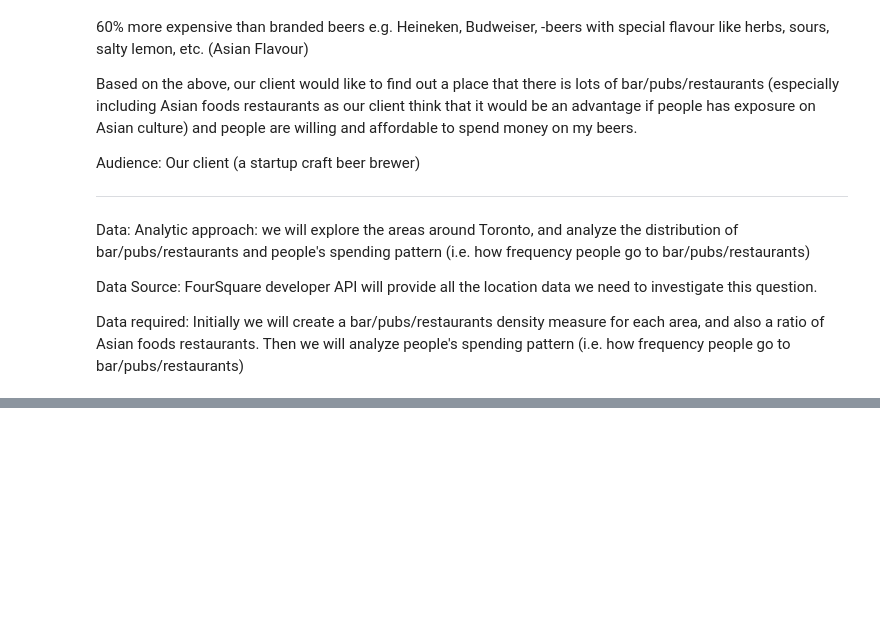
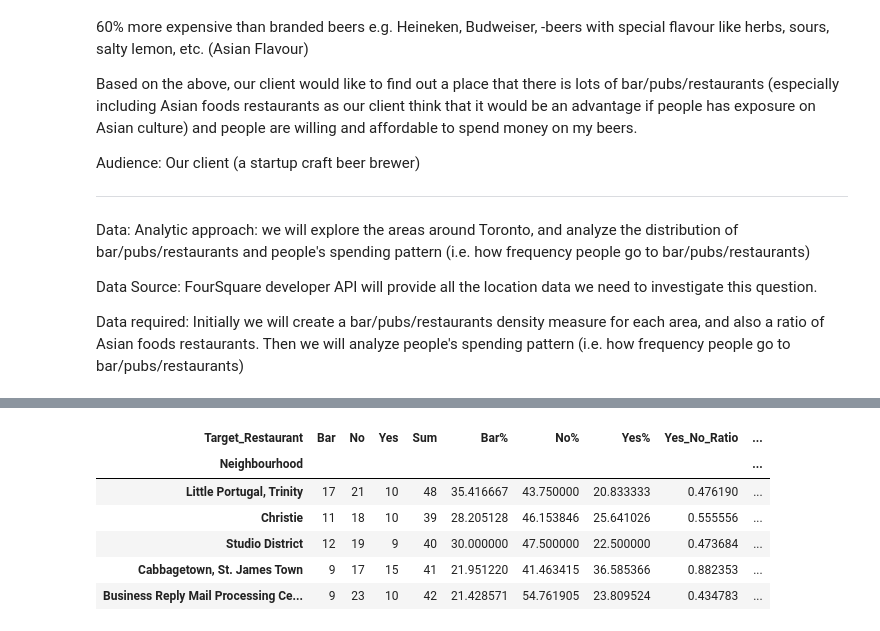
Before and after one commit to edencheng/Coursera_Capstone, a Jupyter notebook: The Battle of Neighbourhood (w2).ipynb, the cells around one changed output, grey strips where cells are left out. Cells and saved outputs as stored; diff of their text form; code cells hidden in the pictures; blank space fills up the shorter version.

```diff
--- a/The Battle of Neighbourhood (w2).ipynb
+++ b/The Battle of Neighbourhood (w2).ipynb
@@ -159,18 +185,13 @@ def getNearbyVenues(names, latitudes, longitudes, radius=1500, LIMIT=150):
 
     return(nearby_venues)
 # %%
-
 #generate the List of nearby Venues and its Category around Toronto
 toronto_venues = getNearbyVenues(names=df3['Neighbourhood'],
                                    latitudes=df3['Latitude'],
                                    longitudes=df3['Longitude']
                                )
 
-toronto_venues["Likes count"] = np.nan
 toronto_venues["Rating"] = np.nan
 toronto_venues["Price"] = np.nan
 
-
-
-toronto_venues.head(4)
 toronto_venues.shape
@@ -432,0 +317,24 @@ map_clusters
+# %%
+#Combine the data of "Rating" and "Price" to the data set of target places, to judge which place shoudl we start our business
+
+data1 = toronto_venues_final.groupby('Neighbourhood').mean().reset_index()
+data1 = data1[['Neighbourhood','Rating','Price']]
+
+data = data.loc[data['Cluster Labels'] == 0]
+data = data.sort_values(by=['Neighbourhood'], ascending=True)
+data1 = data1.sort_values(by=['Neighbourhood'], ascending=True)
+data['Rating'] = data1['Rating'].values
+data['Price'] = data1['Price'].values
+data['Norm_Rating'] = (data['Rating'] - data['Rating'].min()) / (data['Rating'].max()-data['Rating'].min())
+data['Norm_Price'] = (data['Price'] - data['Price'].min()) / (data['Price'].max()-data['Price'].min())
+data['Scoring'] = data['Norm_Rating'] + data['Norm_Price']
+
+data.sort_values(by=['Scoring'], ascending=False)
+# %% [output]
+| Target_Restaurant | Bar | No | Yes | Sum | Bar% | No% | Yes% | Yes_No_Ratio | ... |
+| Neighbourhood |  |  |  |  |  |  |  |  | ... |
+| Little Portugal, Trinity | 17 | 21 | 10 | 48 | 35.416667 | 43.750000 | 20.833333 | 0.476190 | ... |
+| Christie | 11 | 18 | 10 | 39 | 28.205128 | 46.153846 | 25.641026 | 0.555556 | ... |
+| Studio District | 12 | 19 | 9 | 40 | 30.000000 | 47.500000 | 22.500000 | 0.473684 | ... |
+| Cabbagetown, St. James Town | 9 | 17 | 15 | 41 | 21.951220 | 41.463415 | 36.585366 | 0.882353 | ... |
+| Business Reply Mail Processing Ce... | 9 | 23 | 10 | 42 | 21.428571 | 54.761905 | 23.809524 | 0.434783 | ... |
```
Also changed, not shown: parts of 20 cells of this notebook.
